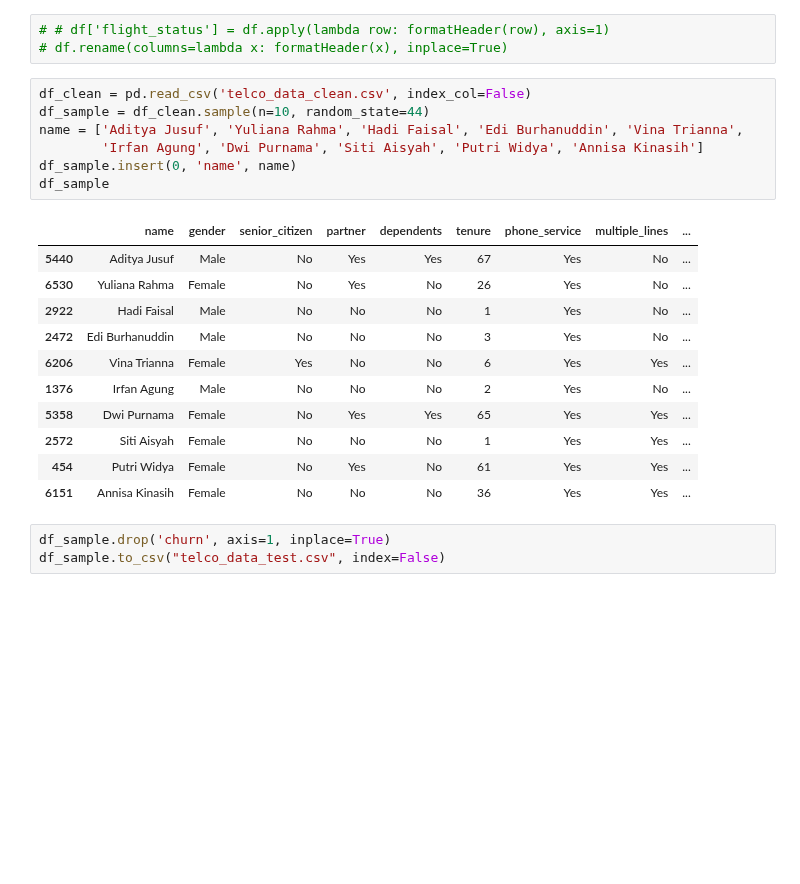
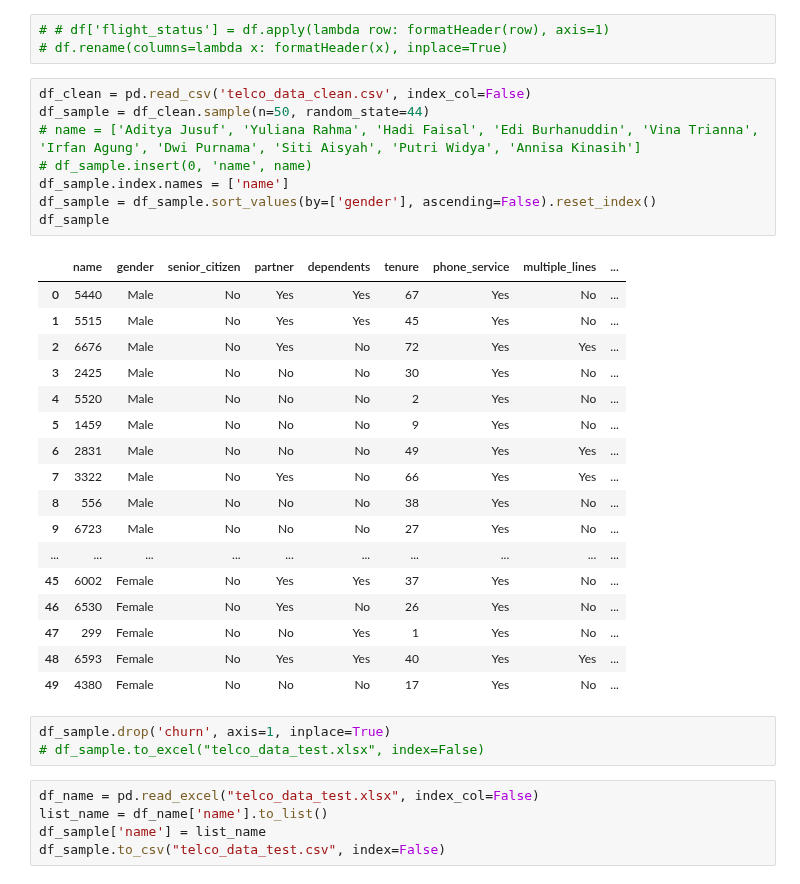
Before and after one commit to FTDS-assignment-bay/p2-final-project-ftds-001-sby-group-001, a Jupyter notebook: data_engineer.ipynb, the cells around one changed output. Drawn from its saved outputs; the diff is of its cells as text; blank space fills up the shorter version.

```diff
--- a/data_engineer.ipynb
+++ b/data_engineer.ipynb
@@ -264,23 +264,35 @@ df.to_csv('telco_data_clean.csv', index=False)
 # df.rename(columns=lambda x: formatHeader(x), inplace=True)
 # %%
 df_clean = pd.read_csv('telco_data_clean.csv', index_col=False)
-df_sample = df_clean.sample(n=10, random_state=44)
-name = ['Aditya Jusuf', 'Yuliana Rahma', 'Hadi Faisal', 'Edi Burhanuddin', 'Vina Trianna',
-        'Irfan Agung', 'Dwi Purnama', 'Siti Aisyah', 'Putri Widya', 'Annisa Kinasih']
-df_sample.insert(0, 'name', name)
+df_sample = df_clean.sample(n=50, random_state=44)
+# name = ['Aditya Jusuf', 'Yuliana Rahma', 'Hadi Faisal', 'Edi Burhanuddin', 'Vina Trianna', 'Irfan Agung', 'Dwi Purnama', 'Siti Aisyah', 'Putri Widya', 'Annisa Kinasih']
+# df_sample.insert(0, 'name', name)
+df_sample.index.names = ['name']
+df_sample = df_sample.sort_values(by=['gender'], ascending=False).reset_index()
 df_sample
 # %% [output]
 |  | name | gender | senior_citizen | partner | dependents | tenure | phone_service | multiple_lines | ... |
-| 5440 | Aditya Jusuf | Male | No | Yes | Yes | 67 | Yes | No | ... |
-| 6530 | Yuliana Rahma | Female | No | Yes | No | 26 | Yes | No | ... |
-| 2922 | Hadi Faisal | Male | No | No | No | 1 | Yes | No | ... |
-| 2472 | Edi Burhanuddin | Male | No | No | No | 3 | Yes | No | ... |
-| 6206 | Vina Trianna | Female | Yes | No | No | 6 | Yes | Yes | ... |
-| 1376 | Irfan Agung | Male | No | No | No | 2 | Yes | No | ... |
-| 5358 | Dwi Purnama | Female | No | Yes | Yes | 65 | Yes | Yes | ... |
-| 2572 | Siti Aisyah | Female | No | No | No | 1 | Yes | Yes | ... |
-| 454 | Putri Widya | Female | No | Yes | No | 61 | Yes | Yes | ... |
-| 6151 | Annisa Kinasih | Female | No | No | No | 36 | Yes | Yes | ... |
+| 0 | 5440 | Male | No | Yes | Yes | 67 | Yes | No | ... |
+| 1 | 5515 | Male | No | Yes | Yes | 45 | Yes | No | ... |
+| 2 | 6676 | Male | No | Yes | No | 72 | Yes | Yes | ... |
+| 3 | 2425 | Male | No | No | No | 30 | Yes | No | ... |
+| 4 | 5520 | Male | No | No | No | 2 | Yes | No | ... |
+| 5 | 1459 | Male | No | No | No | 9 | Yes | No | ... |
+| 6 | 2831 | Male | No | No | No | 49 | Yes | Yes | ... |
+| 7 | 3322 | Male | No | Yes | No | 66 | Yes | Yes | ... |
+| 8 | 556 | Male | No | No | No | 38 | Yes | No | ... |
+| 9 | 6723 | Male | No | No | No | 27 | Yes | No | ... |
+| ... | ... | ... | ... | ... | ... | ... | ... | ... | ... |
+| 45 | 6002 | Female | No | Yes | Yes | 37 | Yes | No | ... |
+| 46 | 6530 | Female | No | Yes | No | 26 | Yes | No | ... |
+| 47 | 299 | Female | No | No | Yes | 1 | Yes | No | ... |
+| 48 | 6593 | Female | No | Yes | Yes | 40 | Yes | Yes | ... |
+| 49 | 4380 | Female | No | No | No | 17 | Yes | No | ... |
 # %%
 df_sample.drop('churn', axis=1, inplace=True)
-df_sample.to_csv("telco_data_test.csv", index=False)
+# df_sample.to_excel("telco_data_test.xlsx", index=False)
+# %%
+df_name = pd.read_excel("telco_data_test.xlsx", index_col=False)
+list_name = df_name['name'].to_list()
+df_sample['name'] = list_name
+df_sample.to_csv("telco_data_test.csv", index=False)
```
Also changed, not shown: 8 other files.
